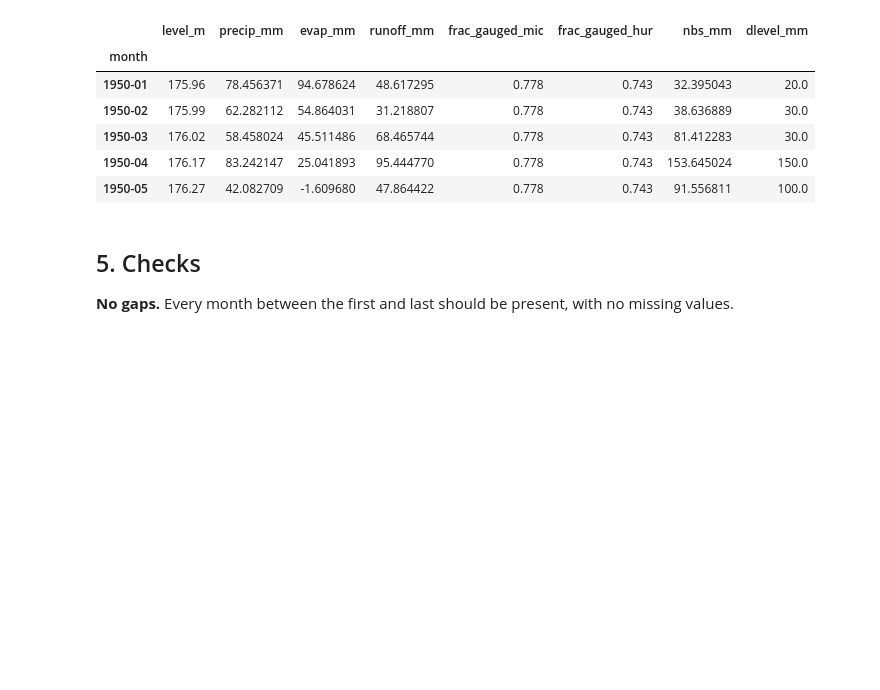
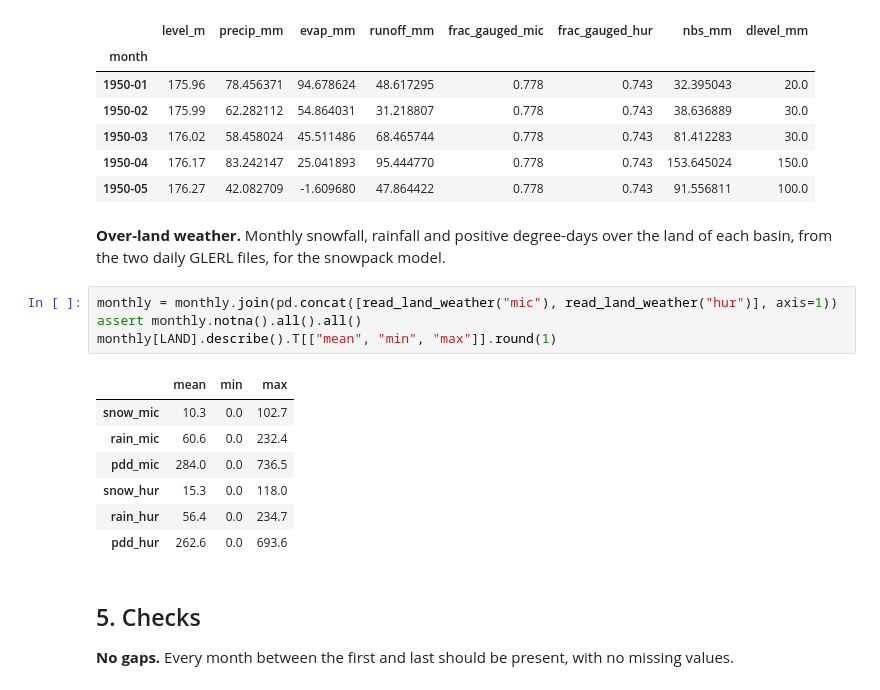
Before and after one commit to samuspdf/Great_Lakes_level, a Jupyter notebook: notebooks/data_processing.ipynb, the cells around one changed output. Cells and saved outputs as stored; diff of their text form; blank space fills up the shorter version.

```diff
--- a/notebooks/data_processing.ipynb
+++ b/notebooks/data_processing.ipynb
@@ -139,6 +139,20 @@ monthly.head()
 | 1950-03 | 176.02 | 58.458024 | 45.511486 | 68.465744 | 0.778 | 0.743 | 81.412283 | 30.0 |
 | 1950-04 | 176.17 | 83.242147 | 25.041893 | 95.444770 | 0.778 | 0.743 | 153.645024 | 150.0 |
 | 1950-05 | 176.27 | 42.082709 | -1.609680 | 47.864422 | 0.778 | 0.743 | 91.556811 | 100.0 |
+# %% [markdown]
+**Over-land weather.** Monthly snowfall, rainfall and positive degree-days over the land of each basin, from the two daily GLERL files, for the snowpack model.
+# %%
+monthly = monthly.join(pd.concat([read_land_weather("mic"), read_land_weather("hur")], axis=1))
+assert monthly.notna().all().all()
+monthly[LAND].describe().T[["mean", "min", "max"]].round(1)
+# %% [output]
+|  | mean | min | max |
+| snow_mic | 10.3 | 0.0 | 102.7 |
+| rain_mic | 60.6 | 0.0 | 232.4 |
+| pdd_mic | 284.0 | 0.0 | 736.5 |
+| snow_hur | 15.3 | 0.0 | 118.0 |
+| rain_hur | 56.4 | 0.0 | 234.7 |
+| pdd_hur | 262.6 | 0.0 | 693.6 |
 # %% [markdown]
 ## 5. Checks
 
```
Also changed, not shown: parts of 2 cells of this notebook, 11 other files.
